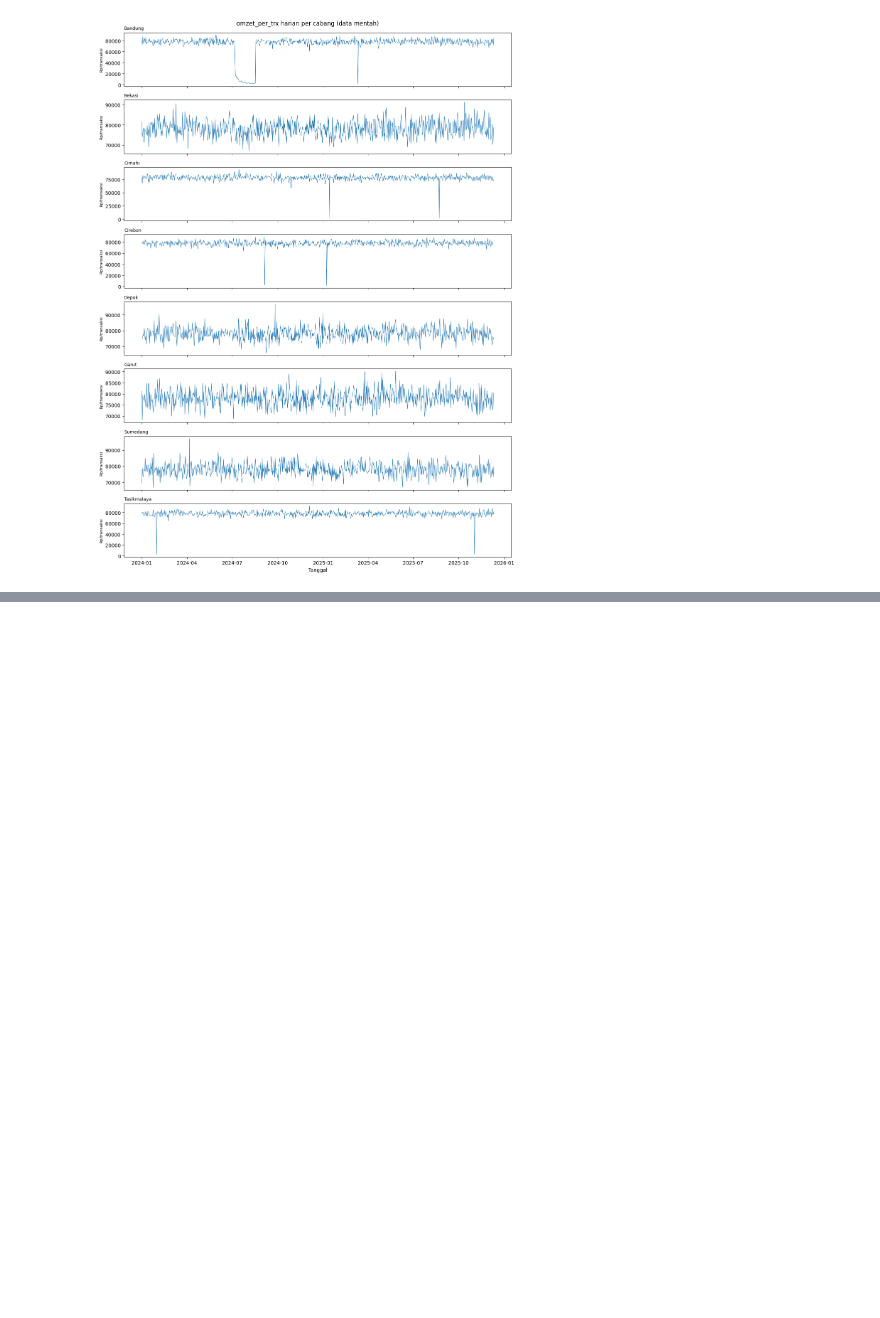
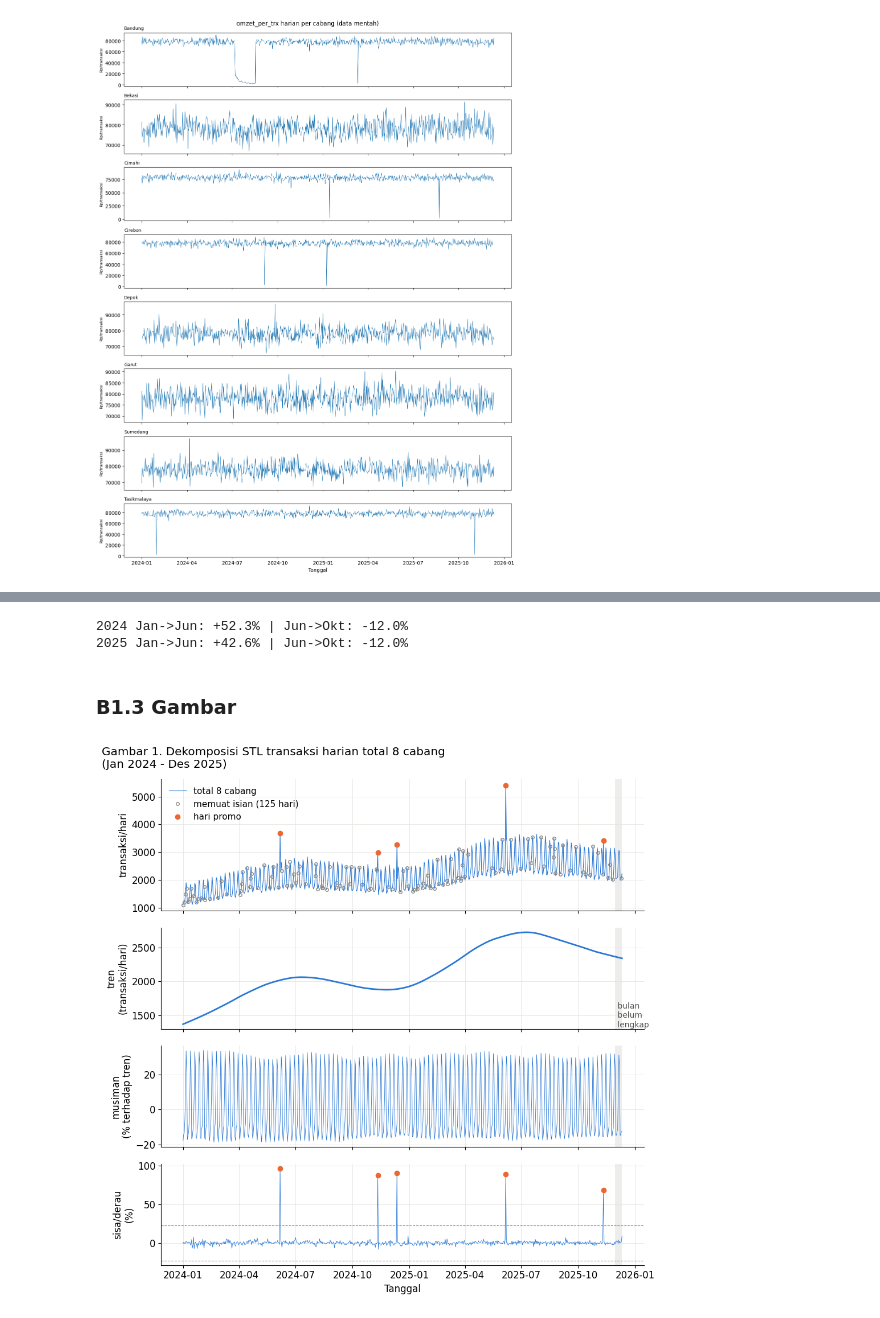
Before and after one commit to salmanrachmadi/visualization-data, a Jupyter notebook: week5/notebooks/Tugas2-TS-203012420009-Salman.ipynb, the cells around one changed output, grey strips where cells are left out. Drawn from its saved outputs; the diff is of its cells as text; code cells hidden in the pictures; blank space fills up the shorter version.

```diff
--- a/week5/notebooks/Tugas2-TS-203012420009-Salman.ipynb
+++ b/week5/notebooks/Tugas2-TS-203012420009-Salman.ipynb
@@ -451,0 +711,5 @@ plot_per_cabang("omzet_per_trx", "Rp/transaksi")
+# %%
+# Derau: sisa setelah tren dan musiman dikeluarkan
+sisa = (komp["sisa"] - 1) * 100
+print(f"simpangan baku sisa: {sisa.std():.1f}%")
+sisa[sisa.abs() > 3 * sisa.std()].round(1).to_frame("sisa_%").assign(promo=lambda d: d.index.isin(PROMO))
@@ -451,0 +725,8 @@ plot_per_cabang("omzet_per_trx", "Rp/transaksi")
+# %%
+# Tren: rata-rata transaksi/hari per bulan lengkap, bulan yang sama antartahun
+bulanan = total[:AKHIR_LENGKAP].resample("ME").mean()
+yoy = pd.DataFrame({"2024": bulanan["2024"].values[:11], "2025": bulanan["2025"].values}, index=BULAN[:11])
+yoy["tumbuh_%"] = (yoy["2025"] / yoy["2024"] - 1) * 100
+print(f"rata-rata pertumbuhan Jan-Nov: {yoy['tumbuh_%'].mean():.1f}%")
+print("level tren Jan 2024 -> Nov 2025:", round(komp["tren"]["2024-01"].mean()), "->", round(komp["tren"]["2025-11"].mean()))
+yoy.round(1)
@@ -451,0 +748,45 @@ plot_per_cabang("omzet_per_trx", "Rp/transaksi")
+# %%
+# Pola tahunan: kenaikan Jan -> Jun dan penurunan Jun -> Okt di tiap tahun
+for th in ["2024", "2025"]:
+    b = bulanan[th]
+    print(th, f"Jan->Jun: {(b.iloc[5] / b.iloc[0] - 1) * 100:+.1f}%",
+          f"| Jun->Okt: {(b.iloc[9] / b.iloc[5] - 1) * 100:+.1f}%")
+# %% [output]
+2024 Jan->Jun: +52.3% | Jun->Okt: -12.0%
+2025 Jan->Jun: +42.6% | Jun->Okt: -12.0%
+# %% [markdown]
+### B1.3 Gambar
+# %%
+# Gambar 1: empat panel bertumpuk dengan sumbu waktu yang sama
+fig, ax = plt.subplots(4, 1, figsize=(10, 10), sharex=True,
+                       gridspec_kw={"height_ratios": [1.3, 1, 1, 1]})
+pr, isi = komp.index.isin(PROMO), diisi.values
+
+ax[0].plot(komp.index, komp["total"], color=BIRU, lw=0.8, label="total 8 cabang")
+ax[0].plot(komp.index[isi], komp["total"][isi], "o", ms=4, mfc="none", mec=ABU, label=f"memuat isian ({isi.sum()} hari)")
+ax[0].plot(komp.index[pr], komp["total"][pr], "o", ms=6, color=ORANYE, label="hari promo")
+ax[0].set_ylabel("transaksi/hari")
+ax[0].legend(loc="upper left", fontsize=11, frameon=False)
+
+ax[1].plot(komp.index, komp["tren"], color=BIRU, lw=2)
+ax[1].set_ylabel("tren\n(transaksi/hari)")
+
+ax[2].plot(komp.index, (komp["musiman"] - 1) * 100, color=BIRU, lw=0.6)
+ax[2].set_ylabel("musiman\n(% terhadap tren)")
+
+ax[3].plot(komp.index, sisa, color=BIRU, lw=0.6)
+ax[3].plot(komp.index[pr], sisa[pr], "o", ms=6, color=ORANYE)
+for b in (-3, 3):
+    ax[3].axhline(b * sisa.std(), color=ABU, lw=0.8, ls="--")
+ax[3].set_ylabel("sisa/derau\n(%)")
+ax[3].set_xlabel("Tanggal")
+
+for a in ax:
+    a.axvspan(AKHIR_LENGKAP, komp.index.max(), color=ABU, alpha=0.15, lw=0)
+ax[1].text(AKHIR_LENGKAP, ax[1].get_ylim()[0], " bulan\n belum\n lengkap", fontsize=10, color=TEKS, va="bottom")
+fig.suptitle("Gambar 1. Dekomposisi STL transaksi harian total 8 cabang\n(Jan 2024 - Des 2025)", x=0.01, ha="left")
+fig.tight_layout()
+fig.savefig(FIG / "gambar1_dekomposisi_stl.png", dpi=200, bbox_inches="tight")
+plt.show()
+# %% [output]
+[figure, added]
```
Also changed, not shown: parts of 51 cells of this notebook, 7 other files.
